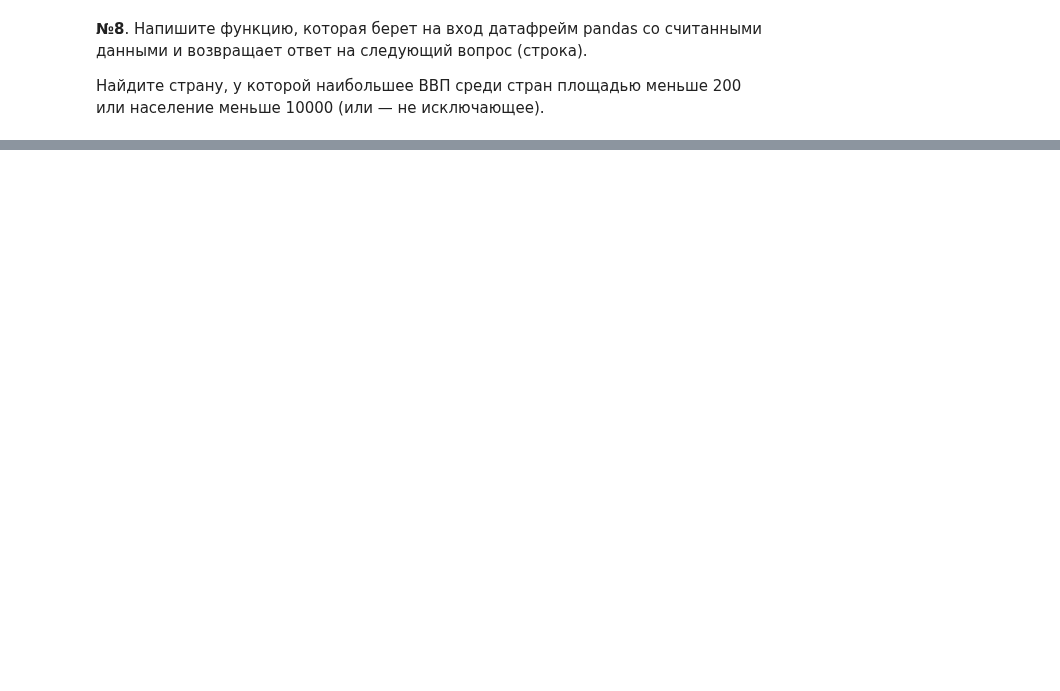
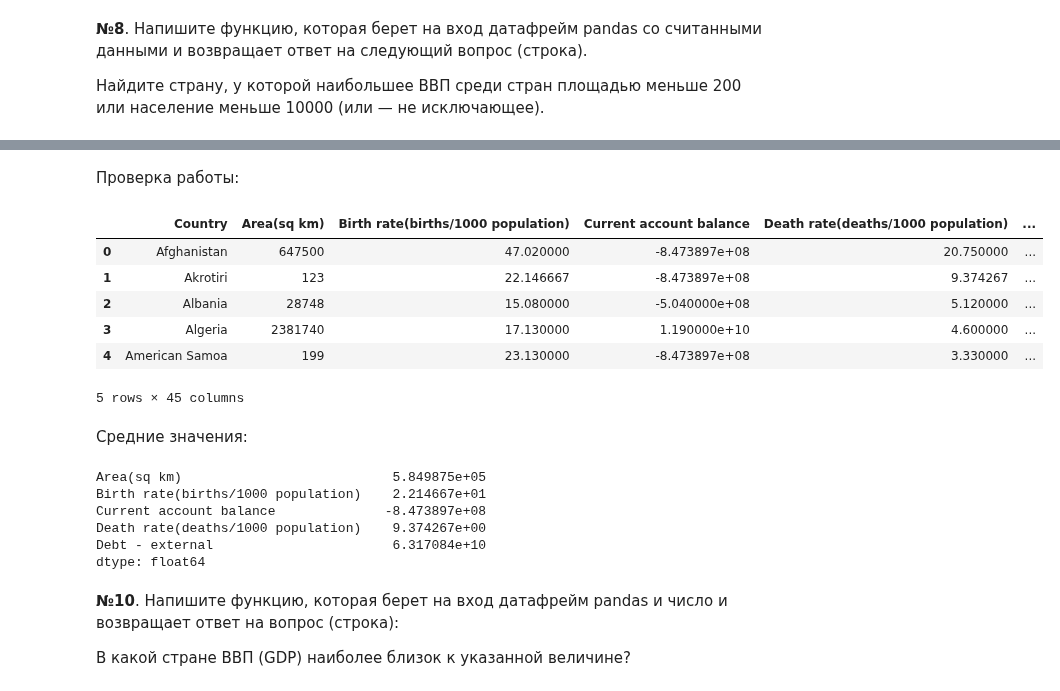
Before and after one commit to dbulgakov/HSE_DataMiningHW, a Jupyter notebook: DataAnalysis/Homeworks/Solutions/HW1_solution.ipynb, the cells around one changed output, grey strips where cells are left out. Cells and saved outputs as stored; diff of their text form; code cells hidden in the pictures; blank space fills up the shorter version.

```diff
--- a/DataAnalysis/Homeworks/Solutions/HW1_solution.ipynb
+++ b/DataAnalysis/Homeworks/Solutions/HW1_solution.ipynb
@@ -206,0 +255,27 @@ __№8__. Напишите функцию, которая берет на вхо
+# %% [markdown]
+Проверка работы:
+# %%
+fill_na(data).head()
+# %% [output]
+|  | Country | Area(sq km) | Birth rate(births/1000 population) | Current account balance | Death rate(deaths/1000 population) | ... |
+| 0 | Afghanistan | 647500 | 47.020000 | -8.473897e+08 | 20.750000 | ... |
+| 1 | Akrotiri | 123 | 22.146667 | -8.473897e+08 | 9.374267 | ... |
+| 2 | Albania | 28748 | 15.080000 | -5.040000e+08 | 5.120000 | ... |
+| 3 | Algeria | 2381740 | 17.130000 | 1.190000e+10 | 4.600000 | ... |
+| 4 | American Samoa | 199 | 23.130000 | -8.473897e+08 | 3.330000 | ... |
+5 rows × 45 columns
+# %% [markdown]
+Средние значения:
+# %%
+data.mean().head()
+# %% [output]
+Area(sq km)                           5.849875e+05
+Birth rate(births/1000 population)    2.214667e+01
+Current account balance              -8.473897e+08
+Death rate(deaths/1000 population)    9.374267e+00
+Debt - external                       6.317084e+10
+dtype: float64
+# %% [markdown]
+__№10__.  Напишите функцию, которая берет на вход датафрейм pandas и число и возвращает ответ на вопрос (строка):
+
+В какой стране ВВП (GDP) наиболее близок к указанной величине?
```
Also changed, not shown: parts of 14 cells of this notebook.
